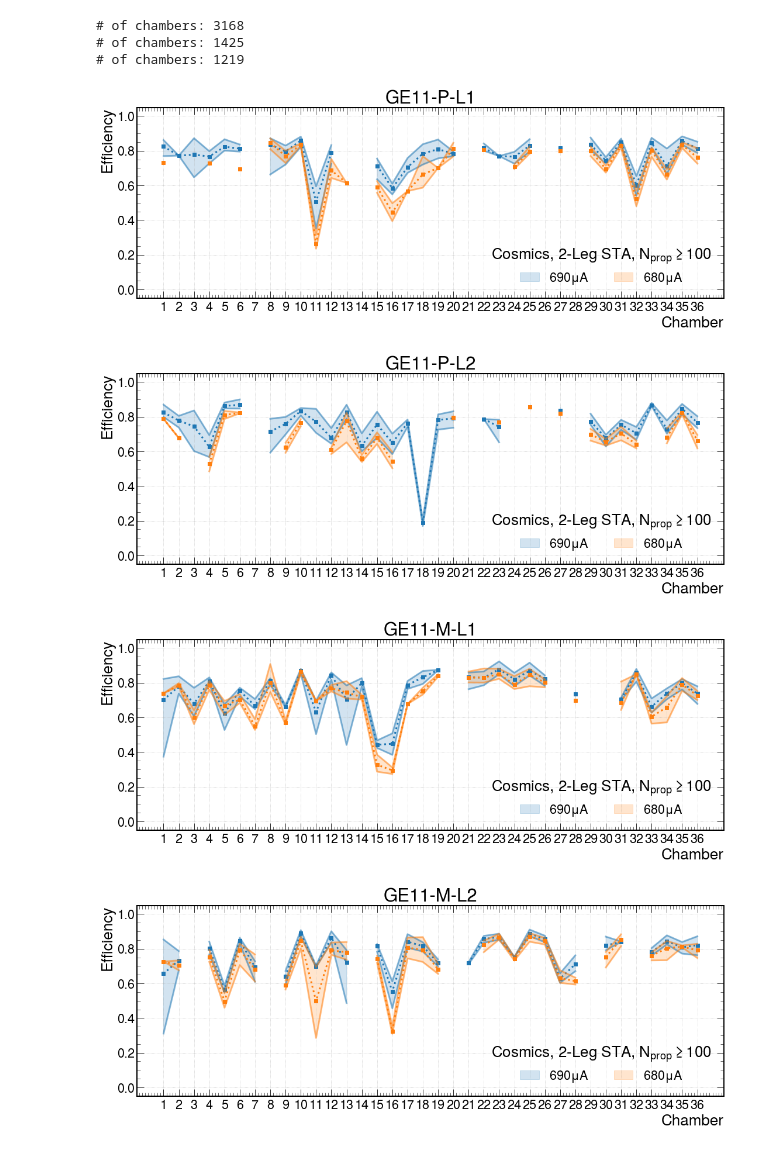
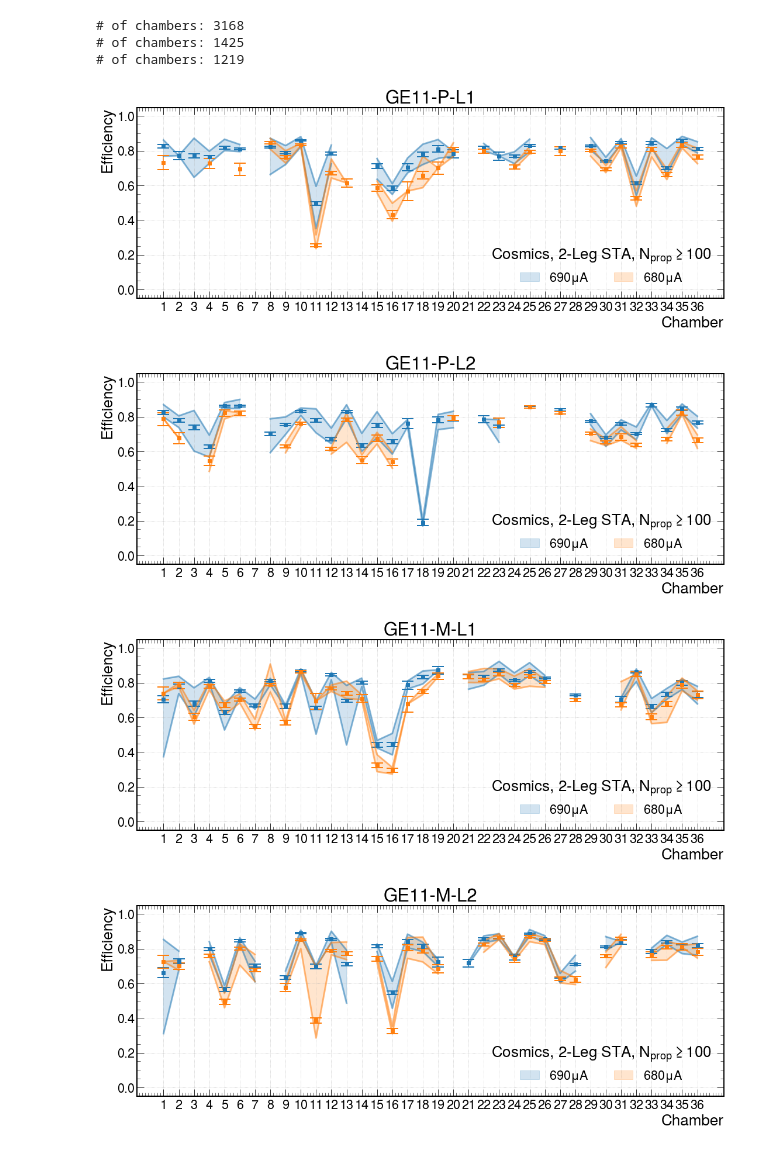
Before and after one commit to seungjin-yang/GEM-OfflineDQM-HVScan, a Jupyter notebook: plotting.ipynb, the cells around one changed output. Saved outputs shown, nothing was run; the diff lists cells and outputs as text; code cells hidden in the pictures.

Commit message:
update a notebook to plot efficiencies

```diff
--- a/plotting.ipynb
+++ b/plotting.ipynb
@@ -12,26 +44,37 @@ NUM_CHAMBERS = 36
 # %%
-def plot_fill_between(data, label, color, ax=None):
+def plot_efficiency(data, label, color, ax=None):
     if ax is None:
         ax = plt.gca()
 
     gby = data.groupby('chamber')
+    passed = gby.passed.sum()
+    total = gby.total.sum()
+
+    eff = Efficiency(passed, total, confidence_level=0.683)
 
     x = np.arange(1, 37)
     allowed_chambers = data.chamber.unique()
 
     def insert_pad(y):
+        r"""if we don't insert pad, matplotlib performs the interpolation.
+        """
         return np.array([y.loc[chamber] if chamber in allowed_chambers else np.nan for chamber in x])
 
-    y = insert_pad(gby.eff.mean())
     ylow = insert_pad(gby.eff.min())
     yup = insert_pad(gby.eff.max())
 
-    where = np.array(y) > 0
+    where = np.logical_not(np.isnan(ylow))
 
+    # band
     ax.fill_between(x, ylow, yup, where=where, color=color, label=label, alpha=0.2)
-    ax.plot(x, y, color=color, ls=':', marker='s', lw=3)
+
+    # lower and upper
     ax.plot(x, ylow, alpha=0.5, color=color, ls='-', lw=3)
     ax.plot(x, yup, alpha=0.5, color=color, ls='-', lw=3)
+
+    # the overall efficiency
+    ax.errorbar(eff.value.index, eff.value, eff.error, color=color, marker="s",
+                ls="", capsize=10, capthick=2)
 # %%
 data_path = Path("./data/Cosmics.csv")
 df = pd.read_csv(data_path)
@@ -61,33 +104,33 @@ plot_dir = Path("./plots")
 # %%
 for region in [1, -1]:
     for layer in [1, 2]:
         fig, ax = plt.subplots(figsize=(18, 6), nrows=1)
 
         data = df[(df.region == region) & (df.layer == layer)]
 
         for hv, color in hv_color_list:
-            plot_fill_between(data[data.hv == hv], label=f"{hv}$\mu$A", color=color, ax=ax)
+            plot_efficiency(data[data.hv == hv], label=f"{hv}$\mu$A", color=color, ax=ax)
 
         _ = ax.set_xticks(range(1, NUM_CHAMBERS + 1))
 
         title = f"GE11-{'P' if region > 0 else 'M'}-L{layer}"
         ax.set_title(title)
 
         ax.set_xlabel("Chamber")
         ax.set_ylabel("Efficiency")
 
         legend_title = f"{data_path.stem}, 2-Leg STA, $N_{{prop}} \geq ${min_propagations}"
         ax.legend(title=legend_title, ncol=2, loc='lower right')
 
         ax.grid()
         ax.set_ylim(-0.05, 1.05)
 
         plot_name = f"{data_path.stem}_{title}_NumPropCut-{min_propagations}"
         plot_path = plot_dir.joinpath(plot_name).with_suffix(".png")
 
         fig.savefig(plot_path, bbox_inches="tight")
 # %% [output]
-[figure, old version]
+[figure, new version]
-[figure, old version]
+[figure, new version]
-[figure, old version]
+[figure, new version]
-[figure, old version]
+[figure, new version]
```
Also changed, not shown: parts of 2 cells of this notebook, 4 other files.
